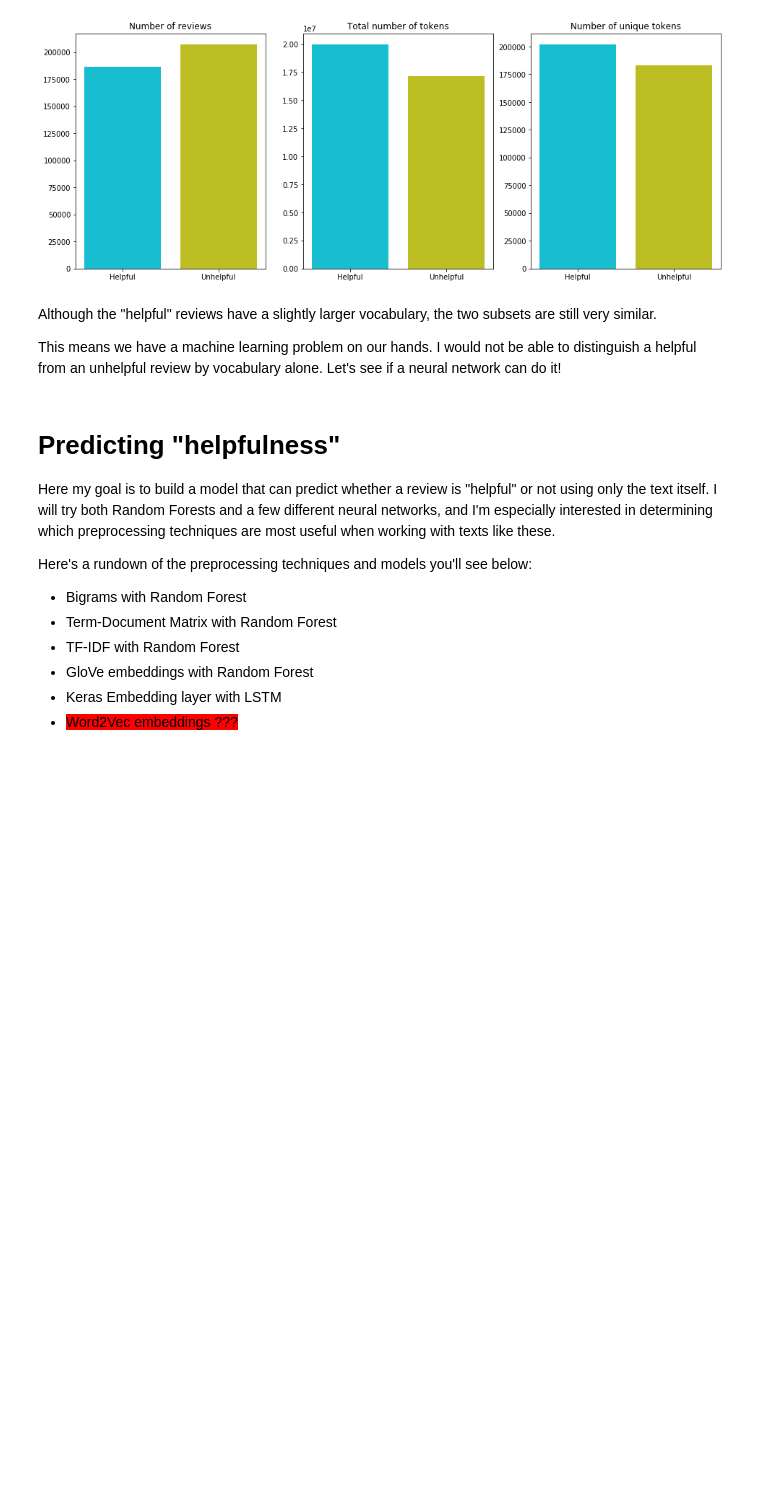
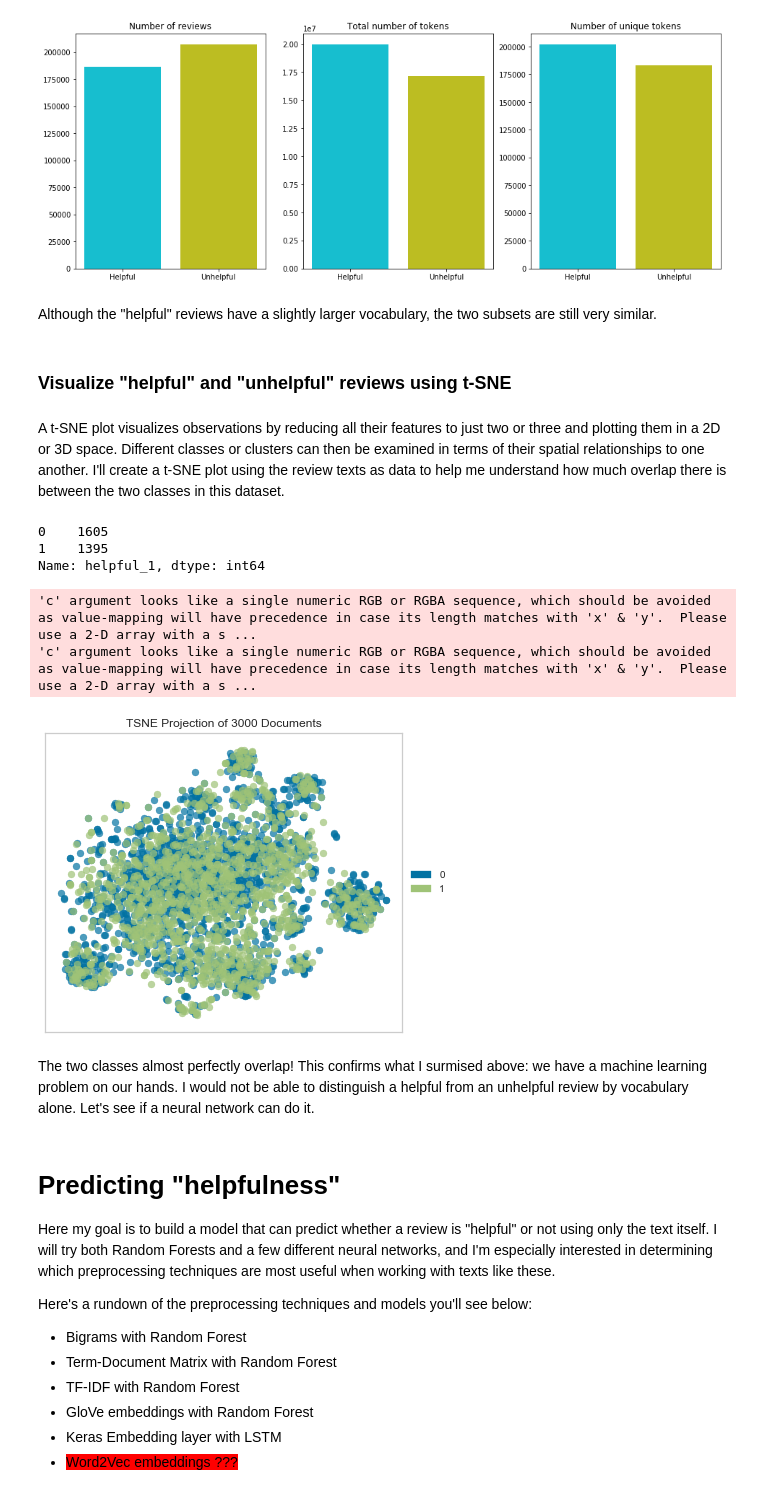
Before and after one commit to jrkreiger/helpful-reviews, a Jupyter notebook: project_notes.ipynb, the cells around one changed output. Drawn from its saved outputs; the diff is of its cells as text; code cells hidden in the pictures; blank space fills up the shorter version.

```diff
--- a/project_notes.ipynb
+++ b/project_notes.ipynb
@@ -1104,10 +1104,43 @@ ax3.set_title('Number of unique tokens')
 plt.show();
 # %% [output]
 [figure]
+# %% [markdown]
+Although the "helpful" reviews have a slightly larger vocabulary, the two subsets are still very similar.
+# %% [markdown]
+### Visualize "helpful" and "unhelpful" reviews using t-SNE
+# %% [markdown]
+A t-SNE plot visualizes observations by reducing all their features to just two or three and plotting them in a 2D or 3D space. Different classes or clusters can then be examined in terms of their spatial relationships to one another. I'll create a t-SNE plot using the review texts as data to help me understand how much overlap there is between the two classes in this dataset.
+# %%
+# Create a sample of 3000 reviews and their labels
+data_tsne = pd.read_csv('data_clean.csv')
+data_tsne.drop('Unnamed: 0', axis=1, inplace=True)
+data_tsne['helpful_1'] = np.where(data_tsne['helpful'] > 0, 1, 0)
+data_brief = data_tsne.sample(3000)
+data_brief.helpful_1.value_counts()
+# %% [output]
+0    1605
+1    1395
+Name: helpful_1, dtype: int64
+# %%
+# Import needed packages
+from sklearn.feature_extraction.text import TfidfVectorizer
+from yellowbrick.text import TSNEVisualizer
+
+# Prepare the data
+tfidf = TfidfVectorizer()
+X = tfidf.fit_transform(data_brief.text)
+y = data_brief.helpful_1
+
+# Plot t-SNE
+tsne = TSNEVisualizer()
+tsne.fit(X, y)
+tsne.show();
+# %% [output]
+'c' argument looks like a single numeric RGB or RGBA sequence, which should be avoided as value-mapping will have precedence in case its length matches with 'x' & 'y'.  Please use a 2-D array with a s ...
+'c' argument looks like a single numeric RGB or RGBA sequence, which should be avoided as value-mapping will have precedence in case its length matches with 'x' & 'y'.  Please use a 2-D array with a s ...
+[figure, added]
 # %% [markdown]
-Although the "helpful" reviews have a slightly larger vocabulary, the two subsets are still very similar.
-
-This means we have a machine learning problem on our hands. I would not be able to distinguish a helpful from an unhelpful review by vocabulary alone. Let's see if a neural network can do it!
+The two classes almost perfectly overlap! This confirms what I surmised above: we have a machine learning problem on our hands. I would not be able to distinguish a helpful from an unhelpful review by vocabulary alone. Let's see if a neural network can do it.
 # %% [markdown]
 # Predicting "helpfulness"
 
```
Also changed, not shown: parts of 28 cells of this notebook.
